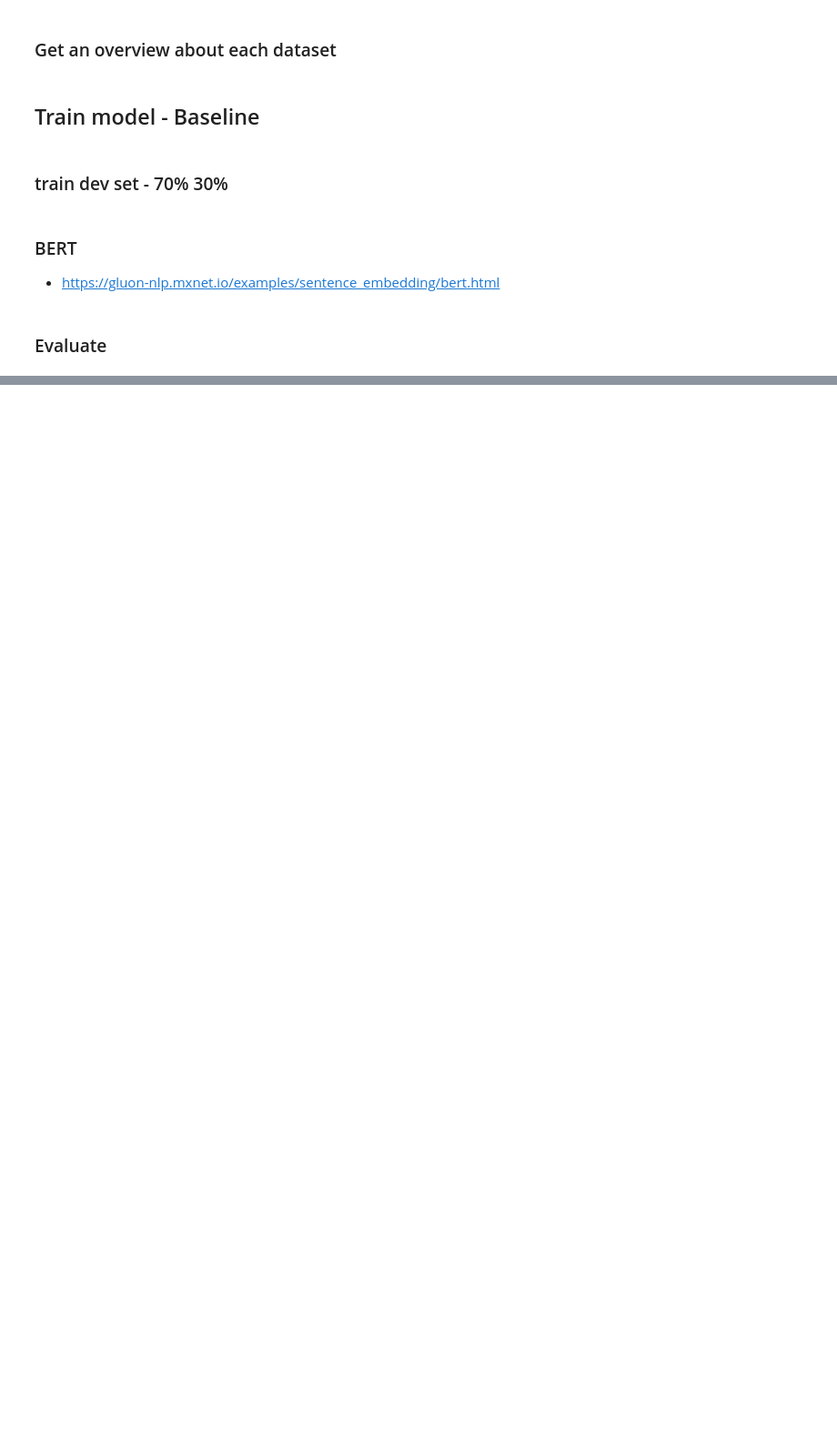
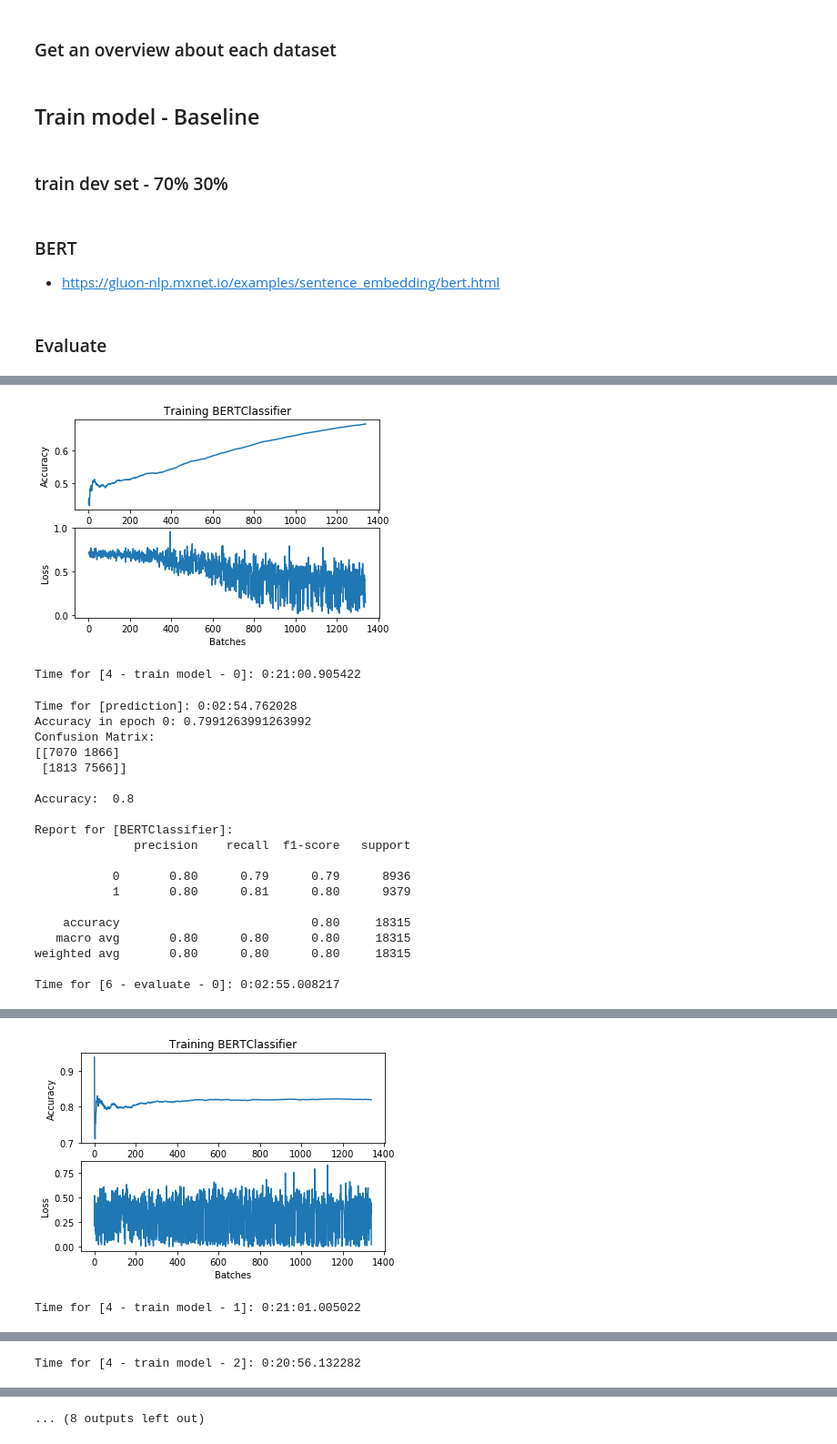
Before and after one commit to webis-de/SAMESIDE-19, a Jupyter notebook: same-side-classification-bert.ipynb, the cells around one changed output, grey strips where cells are left out. Shown at 91% size. Drawn from its saved outputs; the diff is of its cells as text; code cells hidden in the pictures; blank space fills up the shorter version.

```diff
--- a/same-side-classification-bert.ipynb
+++ b/same-side-classification-bert.ipynb
@@ -481,0 +705,4 @@ with Timer("3 - prepare training data"):
+# %%
+# 1. Getting train and dev data
+with Timer("1 - test/train split"):
+    X_train, X_dev, y_train, y_dev = get_train_test_sets(cross_traindev_df)
@@ -481,0 +711,4 @@ with Timer("3 - prepare training data"):
+# %%
+# 2. setup
+with Timer("2 - setup BERT model"):
+    model, vocabulary, ctx, transform, loss_function, metric, all_labels = setup_bert()
@@ -481,0 +733,4 @@ with Timer("3 - prepare training data"):
+# %%
+with Timer("3 - prepare training data"):
+    data_train_raw, data_train = transform_dataset(X_train, y_train, transform)
+    print_infos(vocabulary, data_train_raw, data_train)
@@ -482,7 +755,7 @@ with Timer("3 - prepare training data"):
 # %%
 with Timer("4 - train model"):
     # train(model, data_train, ctx, metric, loss_function, batch_size=32, lr=5e-6, num_epochs=3)
-    stats = train(model, data_train, ctx, metric, loss_function, batch_size=32, lr=5e-6, num_epochs=5)
+    stats = train(model, data_train, ctx, metric, loss_function, batch_size=32, lr=5e-6, num_epochs=2)
     # model.save_parameters("data/same-side-classification/cross-topic/bert.model.params")
     model.save_parameters("data/bert.model.params")
 
@@ -500,3 +791,17 @@ with Timer("6 - evaluate"):
 
     y_true, y_pred = predict_out_to_ys(all_predictions, all_labels)
     report_training_results(y_true, y_pred, name="BERTClassifier", heatmap=False)
+# %%
+for epoch_id in range(5):
+    with Timer("4 - train model - {}".format(epoch_id)):
+        stats = train(model, data_train, ctx, metric, loss_function, batch_size=32, lr=5e-6, num_epochs=epoch_id + 1)
+        plot_train_stats(stats)
+
+    with Timer("6 - evaluate - {}".format(epoch_id)):
+        all_predictions, cum_loss = predict(model, data_dev, ctx, metric, loss_function)
+        print("Accuracy in epoch {}:".format(epoch_id), metric.get()[1])
+        y_true, y_pred = predict_out_to_ys(all_predictions, all_labels)
+        report_training_results(y_true, y_pred, name="BERTClassifier", heatmap=False)
+
+    model.save_parameters("data/bert.model.params")
+# %% [output]
@@ -502,0 +825,21 @@ with Timer("6 - evaluate"):
+[figure, added]
+Time for [4 - train model - 0]: 0:21:00.905422
+Time for [prediction]: 0:02:54.762028
+Accuracy in epoch 0: 0.7991263991263992
+Confusion Matrix:
+[[7070 1866]
+ [1813 7566]]
+
+Accuracy:  0.8
+
+Report for [BERTClassifier]:
+              precision    recall  f1-score   support
+
+           0       0.80      0.79      0.79      8936
+           1       0.80      0.81      0.80      9379
+
+    accuracy                           0.80     18315
+   macro avg       0.80      0.80      0.80     18315
+weighted avg       0.80      0.80      0.80     18315
+
+Time for [6 - evaluate - 0]: 0:02:55.008217
@@ -502,0 +863,2 @@ with Timer("6 - evaluate"):
+[figure, added]
+Time for [4 - train model - 1]: 0:21:01.005022
@@ -502,0 +902 @@ with Timer("6 - evaluate"):
+Time for [4 - train model - 2]: 0:20:56.132282
@@ -502,0 +922 @@ with Timer("6 - evaluate"):
+... (8 outputs left out)
```
Also changed, not shown: parts of 20 cells of this notebook.
